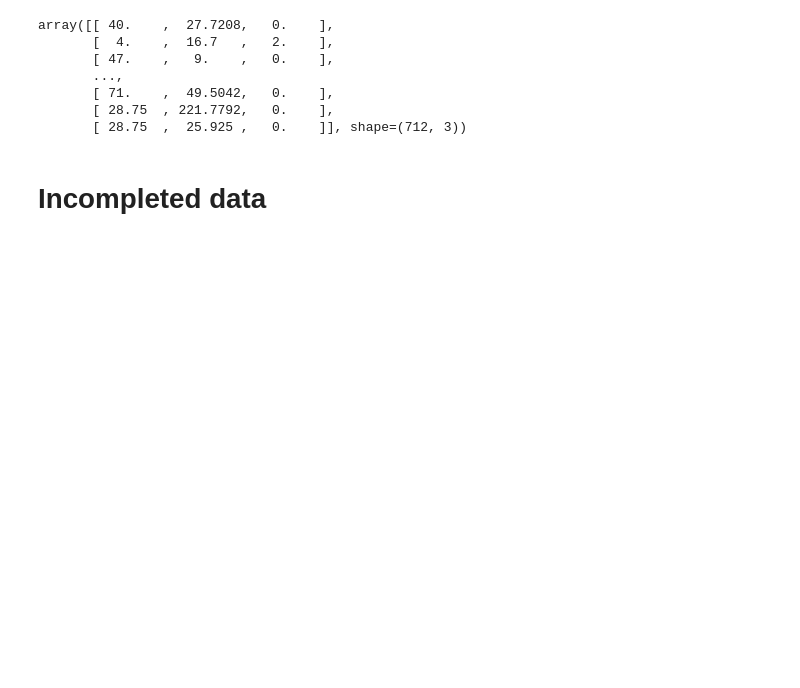
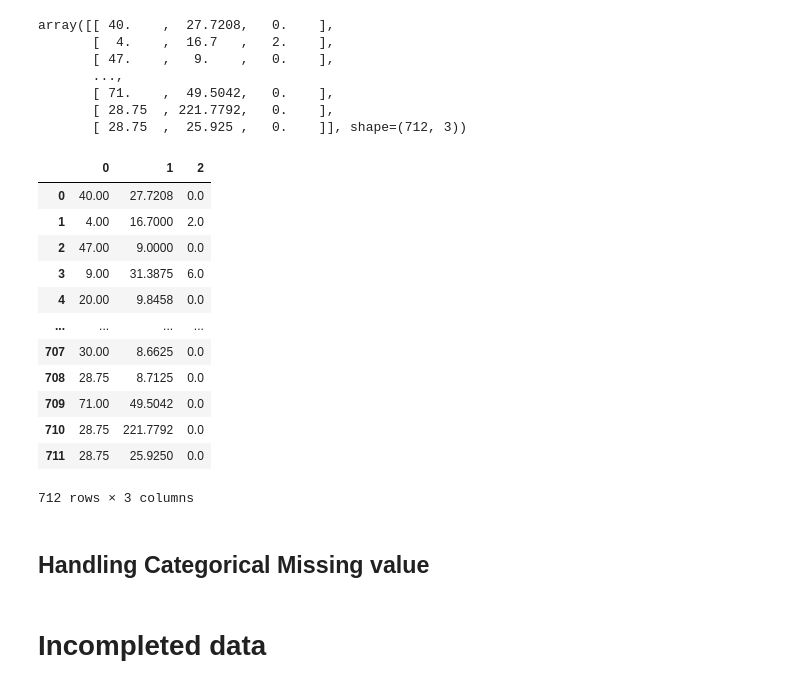
Before and after one commit to yashwant2002/Machine-Learning, a Jupyter notebook: 03 Data Preprocessing/Data_cleaning.ipynb, the cells around one changed output. Saved outputs shown, nothing was run; the diff lists cells and outputs as text; code cells hidden in the pictures; blank space fills up the shorter version.

```diff
--- a/03 Data Preprocessing/Data_cleaning.ipynb
+++ b/03 Data Preprocessing/Data_cleaning.ipynb
@@ -203,6 +203,25 @@ array([[ 40.    ,  27.7208,   0.    ],
        [ 71.    ,  49.5042,   0.    ],
        [ 28.75  , 221.7792,   0.    ],
        [ 28.75  ,  25.925 ,   0.    ]], shape=(712, 3))
+# %%
+df = pd.DataFrame(x_train)
+df
+# %% [output]
+|  | 0 | 1 | 2 |
+| 0 | 40.00 | 27.7208 | 0.0 |
+| 1 | 4.00 | 16.7000 | 2.0 |
+| 2 | 47.00 | 9.0000 | 0.0 |
+| 3 | 9.00 | 31.3875 | 6.0 |
+| 4 | 20.00 | 9.8458 | 0.0 |
+| ... | ... | ... | ... |
+| 707 | 30.00 | 8.6625 | 0.0 |
+| 708 | 28.75 | 8.7125 | 0.0 |
+| 709 | 71.00 | 49.5042 | 0.0 |
+| 710 | 28.75 | 221.7792 | 0.0 |
+| 711 | 28.75 | 25.9250 | 0.0 |
+712 rows × 3 columns
+# %% [markdown]
+## Handling Categorical Missing value
 # %% [markdown]
 # Incompleted data
 # %%
```
Also changed, not shown: 2 other files.
